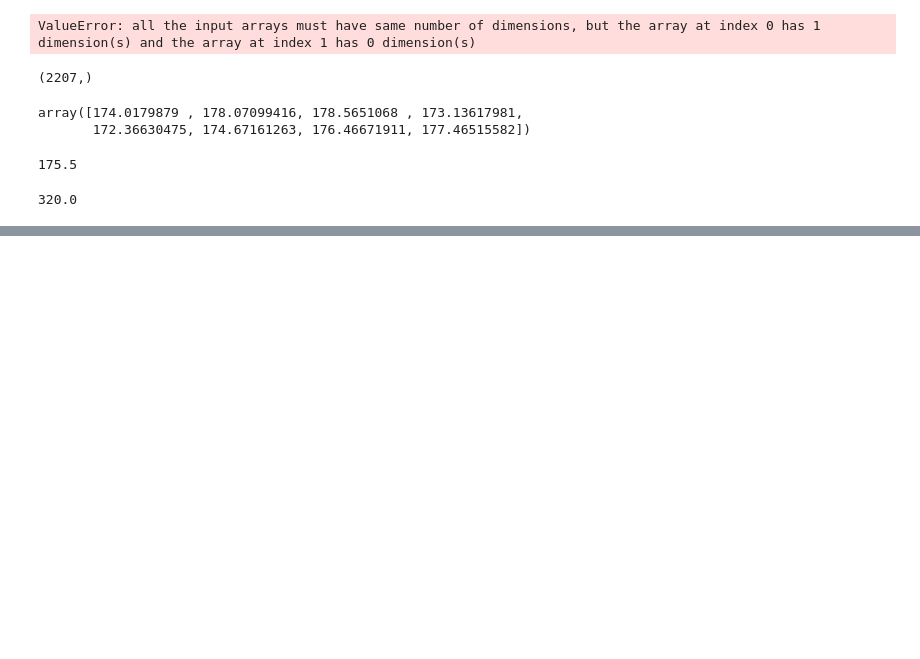
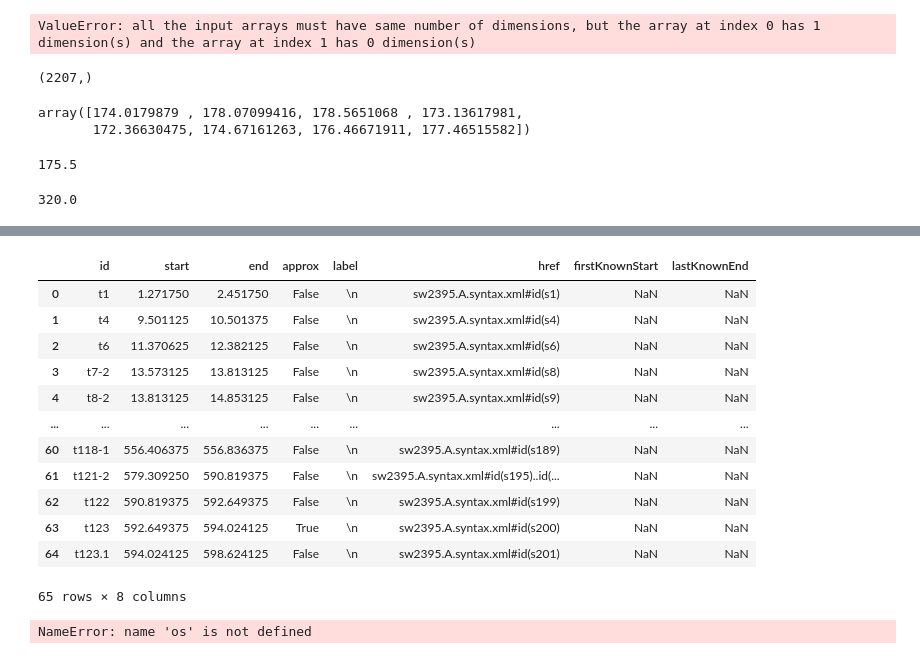
Before and after one commit to antondlf/prosody_probing, a Jupyter notebook: scratch_work.ipynb, the cells around one changed output, grey strips where cells are left out. Cells and saved outputs as stored; diff of their text form; code cells hidden in the pictures; blank space fills up the shorter version.

```diff
--- a/scratch_work.ipynb
+++ b/scratch_work.ipynb
@@ -342,0 +638,20 @@ SyntaxError: invalid syntax (3759776223.py, line 8)
+# %%
+pd.read_csv('corpora/nxt_switchboard_ann/csv/turns/sw2395A.csv')
+# %% [output]
+|  | id | start | end | approx | label | href | firstKnownStart | lastKnownEnd |
+| 0 | t1 | 1.271750 | 2.451750 | False | \n | sw2395.A.syntax.xml#id(s1) | NaN | NaN |
+| 1 | t4 | 9.501125 | 10.501375 | False | \n | sw2395.A.syntax.xml#id(s4) | NaN | NaN |
+| 2 | t6 | 11.370625 | 12.382125 | False | \n | sw2395.A.syntax.xml#id(s6) | NaN | NaN |
+| 3 | t7-2 | 13.573125 | 13.813125 | False | \n | sw2395.A.syntax.xml#id(s8) | NaN | NaN |
+| 4 | t8-2 | 13.813125 | 14.853125 | False | \n | sw2395.A.syntax.xml#id(s9) | NaN | NaN |
+| ... | ... | ... | ... | ... | ... | ... | ... | ... |
+| 60 | t118-1 | 556.406375 | 556.836375 | False | \n | sw2395.A.syntax.xml#id(s189) | NaN | NaN |
+| 61 | t121-2 | 579.309250 | 590.819375 | False | \n | sw2395.A.syntax.xml#id(s195)..id(... | NaN | NaN |
+| 62 | t122 | 590.819375 | 592.649375 | False | \n | sw2395.A.syntax.xml#id(s199) | NaN | NaN |
+| 63 | t123 | 592.649375 | 594.024125 | True | \n | sw2395.A.syntax.xml#id(s200) | NaN | NaN |
+| 64 | t123.1 | 594.024125 | 598.624125 | False | \n | sw2395.A.syntax.xml#id(s201) | NaN | NaN |
+65 rows × 8 columns
+# %%
+len(os.listdir('data/switchboard/phones')) - len(excluded_files)
+# %% [output]
+NameError: name 'os' is not defined
```
Also changed, not shown: parts of 21 cells of this notebook, 2 other files.
